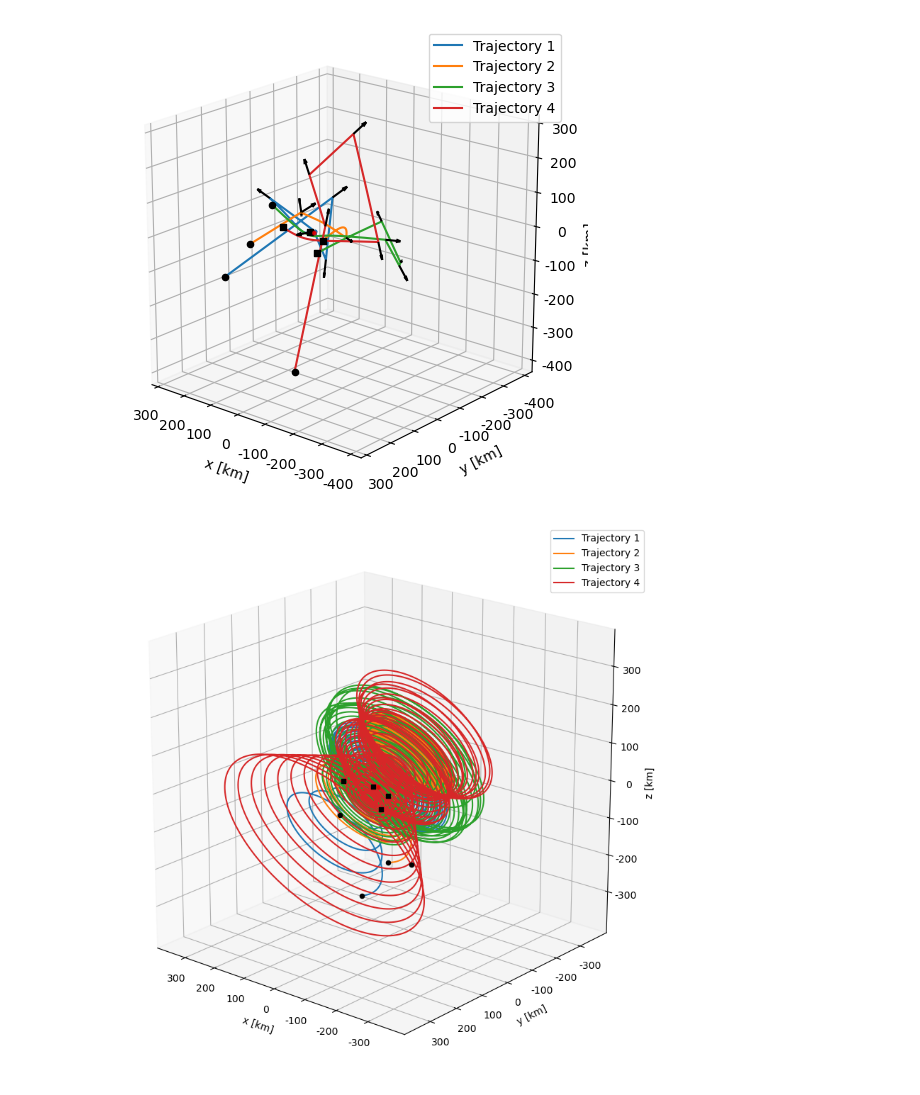
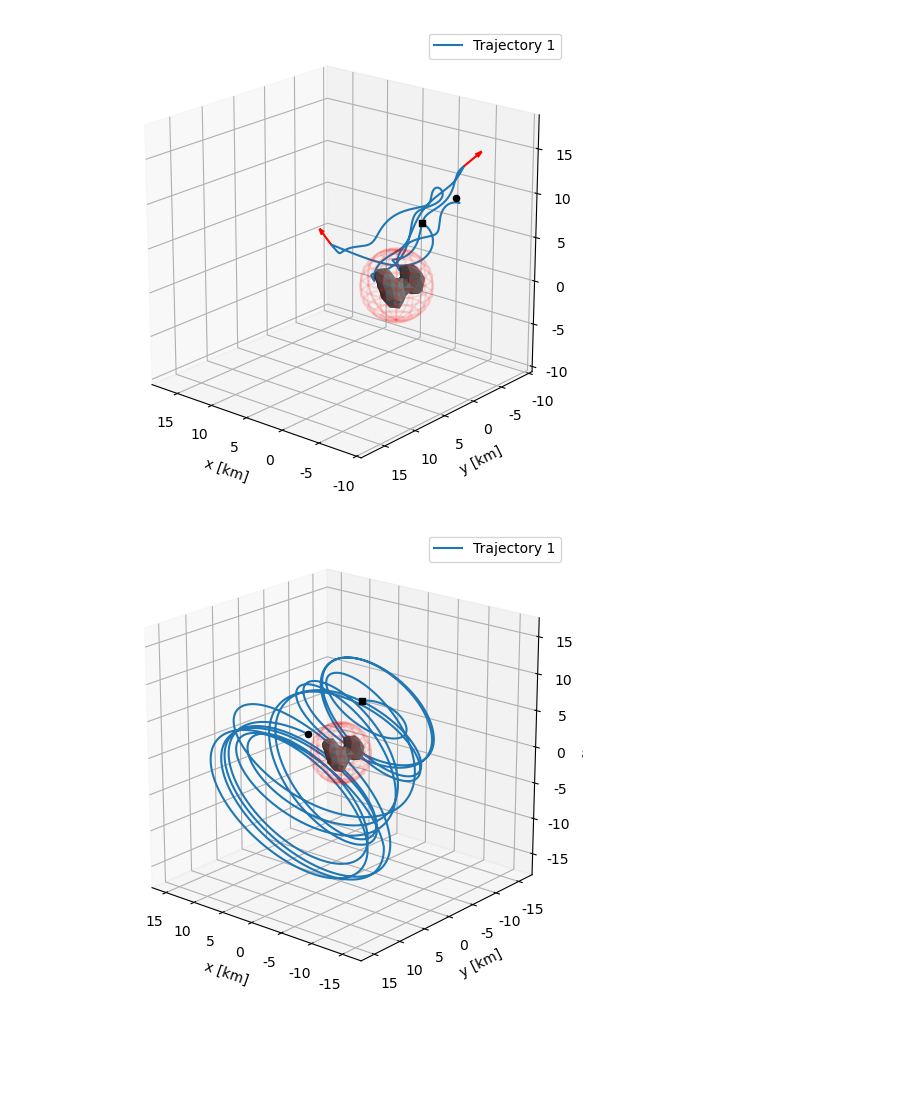
Before and after one commit to rasmusmarak/TOSS, a Jupyter notebook: plot_results.ipynb, the cells around one changed output. Saved outputs shown, nothing was run; the diff lists cells and outputs as text; code cells hidden in the pictures; blank space fills up the shorter version.

```diff
--- a/plot_results.ipynb
+++ b/plot_results.ipynb
@@ -24,12 +23,17 @@ from mpl_toolkits.mplot3d import Axes3D
 # %%
 args = setup_parameters()
-x = np.genfromtxt('4S_4M_1000Gen_champion_x.csv', delimiter=',')
+x = np.genfromtxt('champion_x.csv', delimiter=',')
 
-args.problem.number_of_spacecrafts = 4
-args.problem.number_of_maneuvers = 4
+args.problem.number_of_spacecrafts = 1
+args.problem.number_of_maneuvers = 2
 
 # Separate each chromosome representing an induvidual spacecraft:
 list_of_spacecrafts = np.array_split(x, args.problem.number_of_spacecrafts)
+
+initial_conditions = [-135.13402075, -4089.53592604, 6050.17636635]*args.problem.number_of_spacecrafts
+initial_conditions = np.array_split(initial_conditions, args.problem.number_of_spacecrafts)
+for counter, spacecraft_info in enumerate(list_of_spacecrafts):
+    list_of_spacecrafts[counter] = np.hstack((initial_conditions[counter], spacecraft_info))
 
 # Resample and store trajectory for each spacecraft with a fixed time-step delta t
 positions = None
@@ -47,7 +51,7 @@ for counter, spacecraft in enumerate(list_of_spacecrafts):
     spacecraft_positions, spacecraft_velocities, spacecraft_timesteps = get_trajectory_fixed_step(args, list_of_ode_objects)
 
     # Manage maneuvers
-    maneuvers = np.array_split(spacecraft[6:],args.problem.number_of_maneuvers)
+    maneuvers = np.array_split(spacecraft[7:],args.problem.number_of_maneuvers)
     maneuver_t = np.zeros((len(maneuvers)))
     maneuver_v = np.zeros((3,len(maneuvers)))
     maneuver_p = np.zeros((3,len(maneuvers)))
@@ -55,12 +59,12 @@ for counter, spacecraft in enumerate(list_of_spacecrafts):
     for idx, maneuver in enumerate(maneuvers):
         # store time of maneuver and corresponding control vector
         maneuver_t[idx] = maneuver[0]
-        maneuver_v[:,idx] = maneuver[1:]
+        maneuver_v[:,idx] = maneuver[1]*maneuver[2:]
 
         # Find position where maneuver was engaged as well as the maneuver unit vector
         maneuver_time_idx = (np.abs(np.asarray(spacecraft_timesteps) - maneuver[0])).argmin()
         maneuver_p[:,idx] = spacecraft_positions[:,maneuver_time_idx]
-        maneuver_unit_v[:,idx] = maneuver[1:] / np.linalg.norm(maneuver[1:])
+        maneuver_unit_v[:,idx] = maneuver_v[:,idx] / np.linalg.norm(maneuver_v[:,idx])
 
 
     # Store information
@@ -90,32 +98,32 @@ fitness:  0.23615686274509806
 # Plot trajetory
 plot_UDP(args, positions, maneuver_positions, maneuver_unit_vectors, True, True, True, True, False, [20,130], None)
 # %% [output]
-[figure, old version]
+[figure, new version]
 # %%
 # Fixed body frame trajectory
 
 # Single spacecraft
 if args.problem.number_of_spacecrafts == 1:
     rotated_positions = np.zeros(positions.shape)
     for col in range(0,len(positions[0,:])):
         rotated_positions[:,col] = rotate_point(timesteps[col], positions[:,col], args)
 
 # Multiple spacecraft
 else:
     pos = np.array_split(positions, args.problem.number_of_spacecrafts, axis=1)
     for i, spacecraft_pos in enumerate(pos):
         pos_rot = np.zeros(spacecraft_pos.shape)
         for col in range(0,len(spacecraft_pos[0,:])):
             pos_rot[:,col] = rotate_point(timesteps[col], spacecraft_pos[:,col], args)
         if i == 0:
             rotated_positions = pos_rot
         else:
             rotated_positions = np.hstack((rotated_positions, pos_rot))
 
 
 # Plot trajectory
-plot_UDP(args, rotated_positions, True, True, True, False, [20,130], None)
+plot_UDP(args, rotated_positions, maneuver_positions, maneuver_unit_vectors, True, True, False, True, False, [20,130], None)
 # %% [output]
-[figure, old version]
+[figure, new version]
 # %%
 # Plot fitness over generations
```
Also changed, not shown: parts of 9 cells of this notebook.
